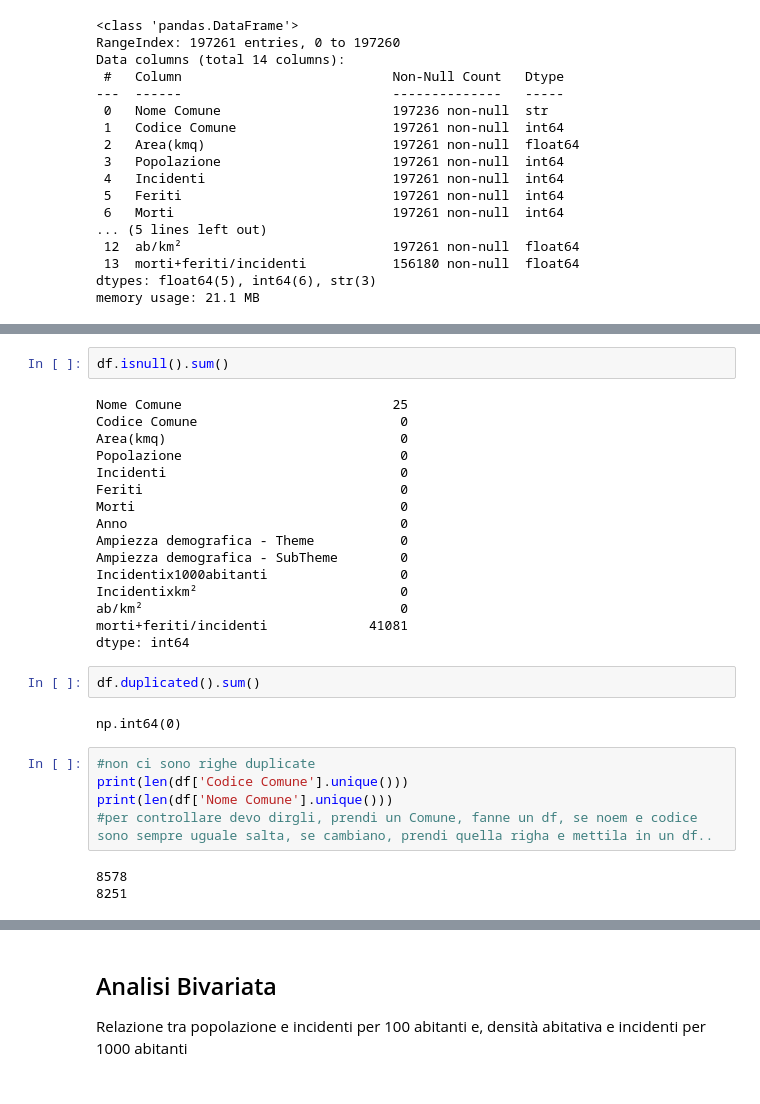
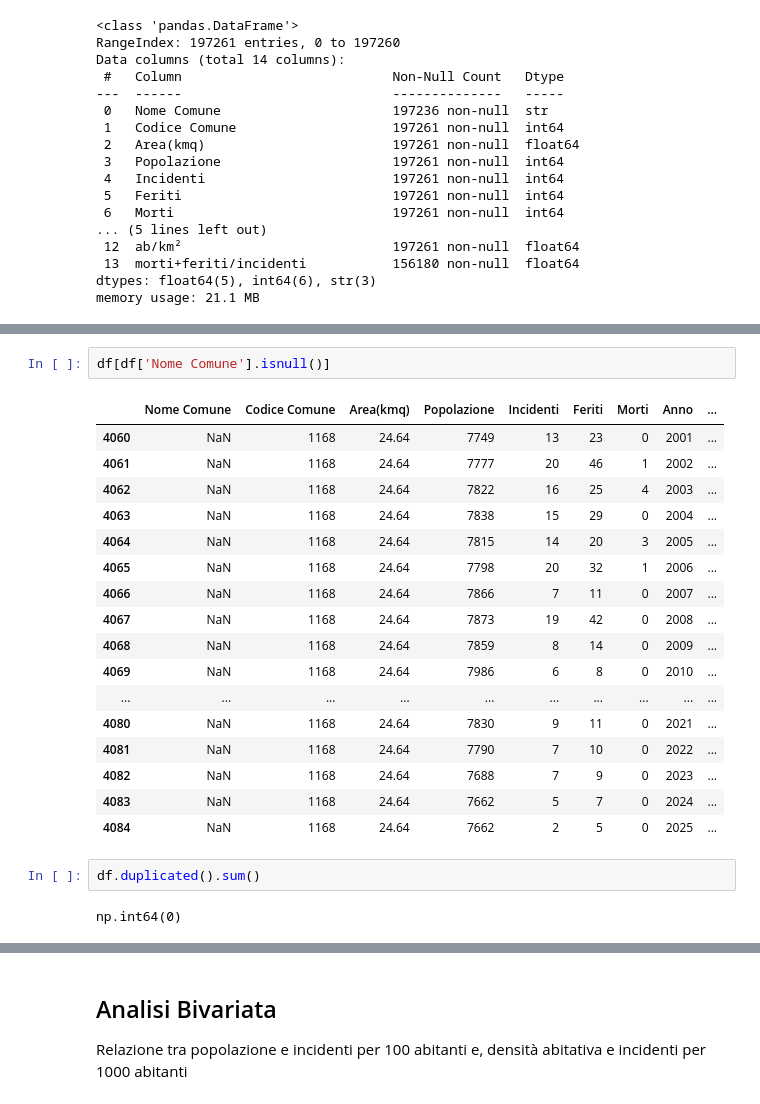
Before and after one commit to giuliocipone-lang/Boolean_capstone_project, a Jupyter notebook: EDA.ipynb, the cells around one changed output, grey strips where cells are left out. Drawn from its saved outputs; the diff is of its cells as text.

```diff
--- a/EDA.ipynb
+++ b/EDA.ipynb
@@ -49,33 +67,27 @@ memory usage: 21.1 MB
 # %%
-df.isnull().sum()
+df[df['Nome Comune'].isnull()]
 # %% [output]
-Nome Comune                           25
-Codice Comune                          0
-Area(kmq)                              0
-Popolazione                            0
-Incidenti                              0
-Feriti                                 0
-Morti                                  0
-Anno                                   0
-Ampiezza demografica - Theme           0
-Ampiezza demografica - SubTheme        0
-Incidentix1000abitanti                 0
-Incidentixkm²                          0
-ab/km²                                 0
-morti+feriti/incidenti             41081
-dtype: int64
+|  | Nome Comune | Codice Comune | Area(kmq) | Popolazione | Incidenti | Feriti | Morti | Anno | ... |
+| 4060 | NaN | 1168 | 24.64 | 7749 | 13 | 23 | 0 | 2001 | ... |
+| 4061 | NaN | 1168 | 24.64 | 7777 | 20 | 46 | 1 | 2002 | ... |
+| 4062 | NaN | 1168 | 24.64 | 7822 | 16 | 25 | 4 | 2003 | ... |
+| 4063 | NaN | 1168 | 24.64 | 7838 | 15 | 29 | 0 | 2004 | ... |
+| 4064 | NaN | 1168 | 24.64 | 7815 | 14 | 20 | 3 | 2005 | ... |
+| 4065 | NaN | 1168 | 24.64 | 7798 | 20 | 32 | 1 | 2006 | ... |
+| 4066 | NaN | 1168 | 24.64 | 7866 | 7 | 11 | 0 | 2007 | ... |
+| 4067 | NaN | 1168 | 24.64 | 7873 | 19 | 42 | 0 | 2008 | ... |
+| 4068 | NaN | 1168 | 24.64 | 7859 | 8 | 14 | 0 | 2009 | ... |
+| 4069 | NaN | 1168 | 24.64 | 7986 | 6 | 8 | 0 | 2010 | ... |
+| ... | ... | ... | ... | ... | ... | ... | ... | ... | ... |
+| 4080 | NaN | 1168 | 24.64 | 7830 | 9 | 11 | 0 | 2021 | ... |
+| 4081 | NaN | 1168 | 24.64 | 7790 | 7 | 10 | 0 | 2022 | ... |
+| 4082 | NaN | 1168 | 24.64 | 7688 | 7 | 9 | 0 | 2023 | ... |
+| 4083 | NaN | 1168 | 24.64 | 7662 | 5 | 7 | 0 | 2024 | ... |
+| 4084 | NaN | 1168 | 24.64 | 7662 | 2 | 5 | 0 | 2025 | ... |
 # %%
 df.duplicated().sum()
 # %% [output]
 np.int64(0)
-# %%
-#non ci sono righe duplicate
-print(len(df['Codice Comune'].unique()))
-print(len(df['Nome Comune'].unique()))
-#per controllare devo dirgli, prendi un Comune, fanne un df, se noem e codice sono sempre uguale salta, se cambiano, prendi quella righa e mettila in un df..
-# %% [output]
-8578
-8251
 # %%
 #voglios apere per ogni anno quanti comuni ci sono.
 sns.barplot(x='Anno', y='size', data=df.groupby('Anno', as_index=False).size());
```
Also changed, not shown: parts of 13 cells of this notebook, 2 other files.
